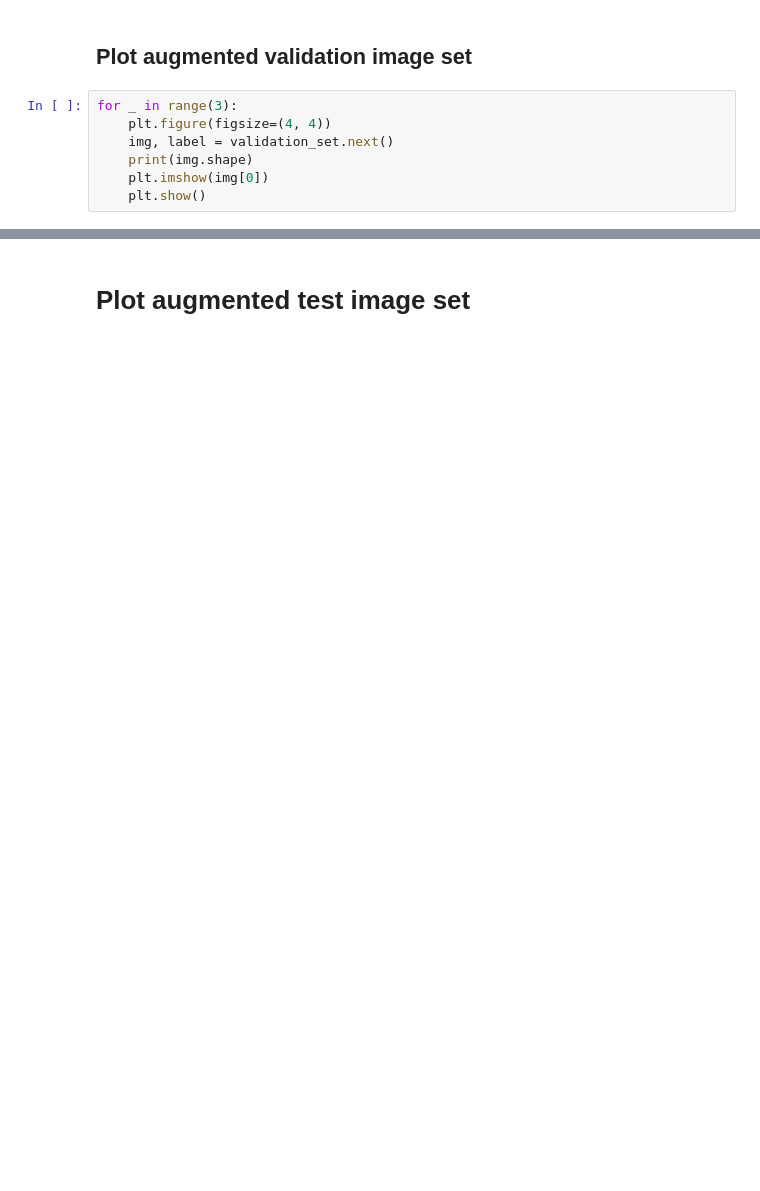
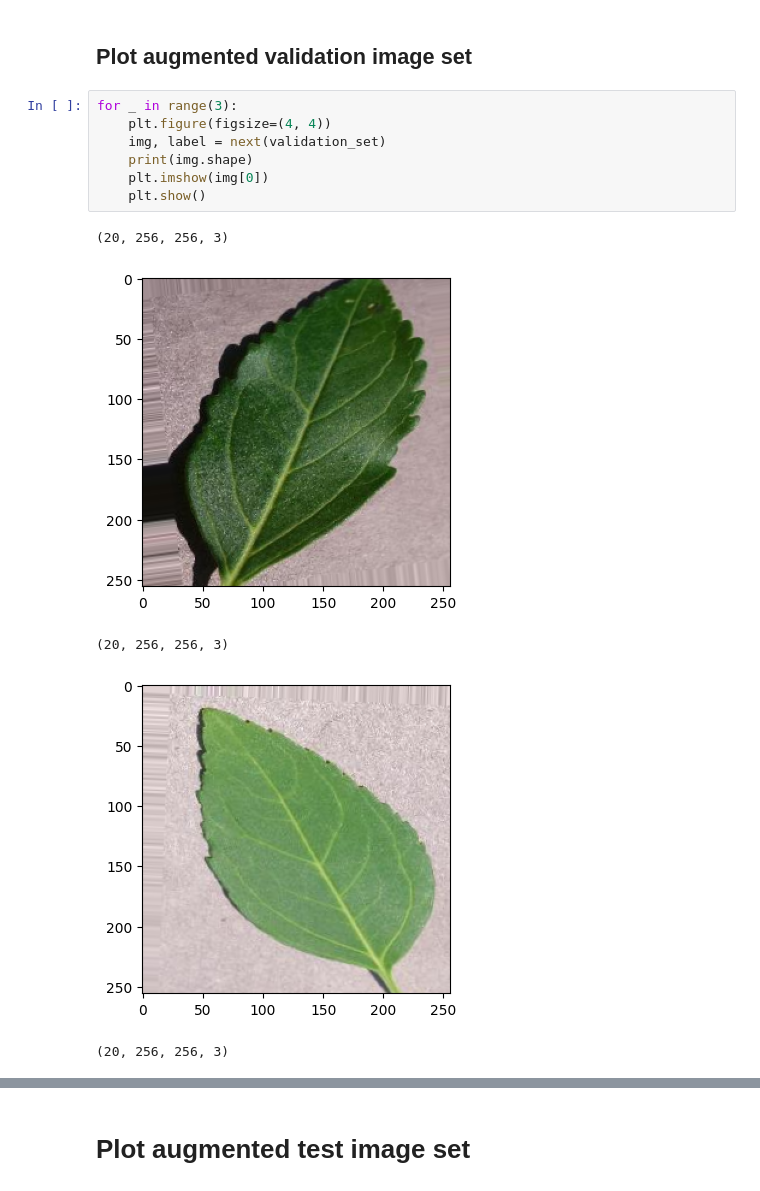
Before and after one commit to Luke-Nicklin/mildew-detection-in-cherry-leaves, a Jupyter notebook: jupyter_notebooks/ModellingEvaluating.ipynb, the cells around one changed output, grey strips where cells are left out. Cells and saved outputs as stored; diff of their text form; blank space fills up the shorter version.

```diff
--- a/jupyter_notebooks/ModellingEvaluating.ipynb
+++ b/jupyter_notebooks/ModellingEvaluating.ipynb
@@ -232,7 +256,13 @@ for _ in range(3):
 # %%
 for _ in range(3):
     plt.figure(figsize=(4, 4))
-    img, label = validation_set.next()
+    img, label = next(validation_set)
     print(img.shape)
     plt.imshow(img[0])
     plt.show()
+# %% [output]
+(20, 256, 256, 3)
+[figure, added]
+(20, 256, 256, 3)
+[figure, added]
+(20, 256, 256, 3)
```
Also changed, not shown: parts of 10 cells of this notebook, 3 other files.
